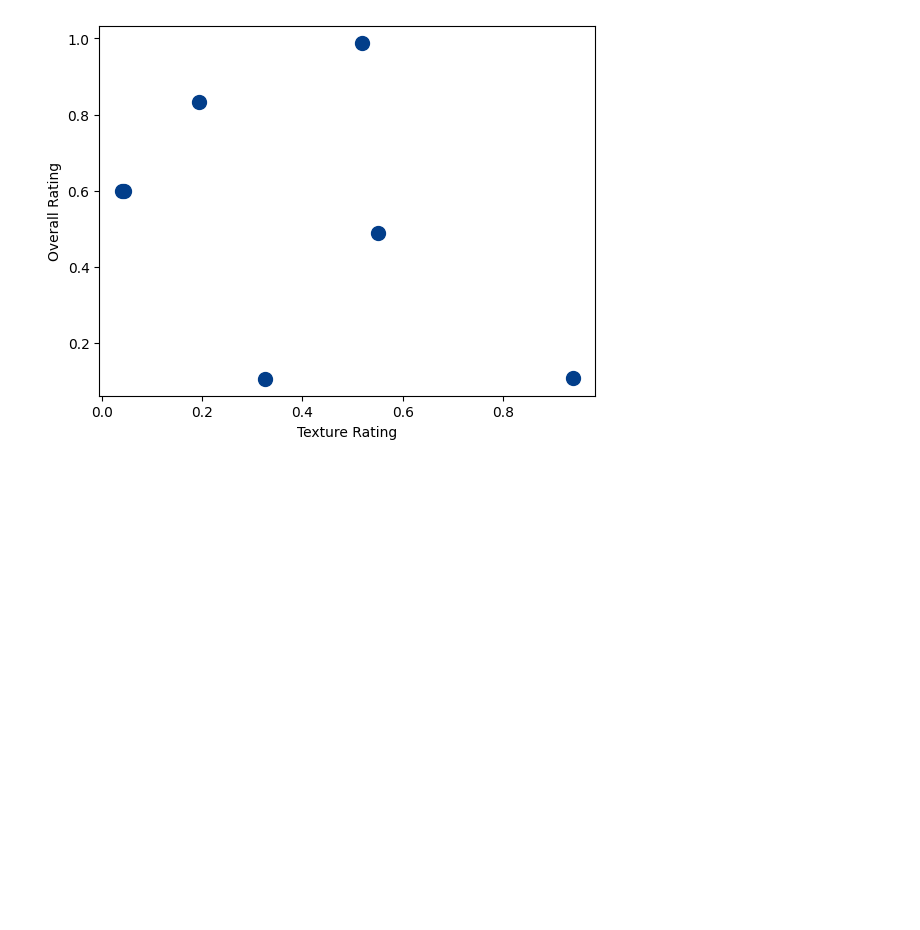
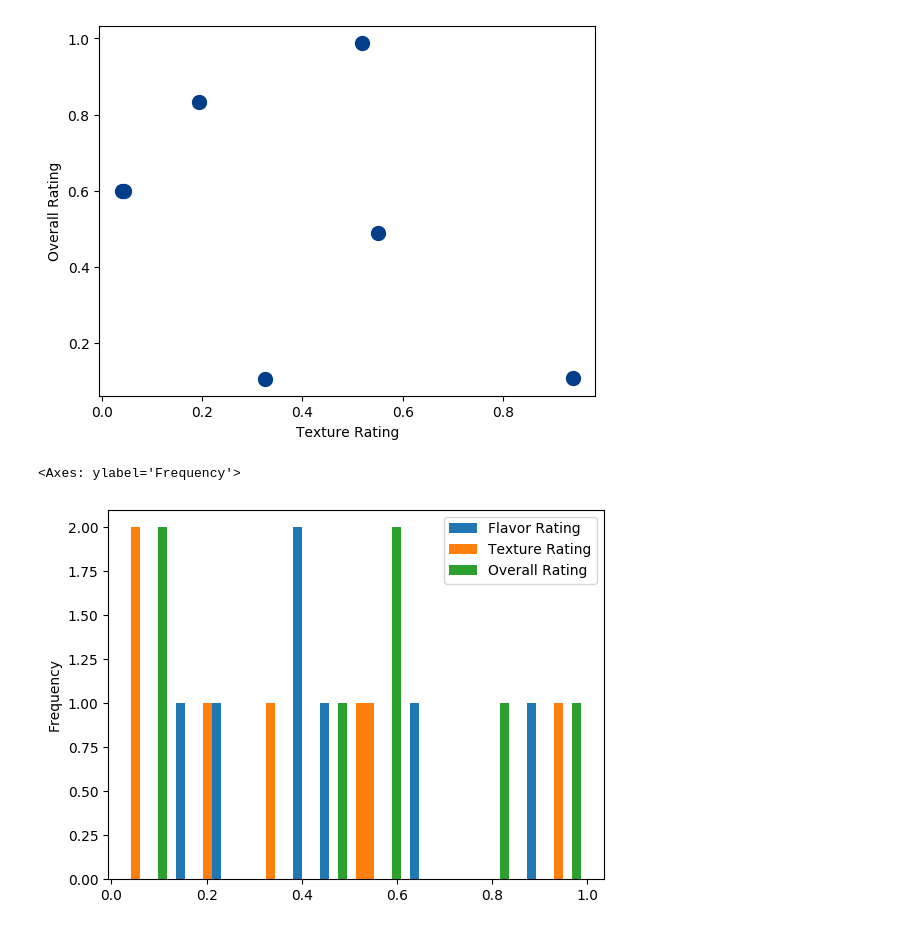
Before and after one commit to shivakumar-aitharaju/Python_Libraries, a Jupyter notebook: Pandas/Pandas_Visualization.ipynb, the cells around one changed output. Cells and saved outputs as stored; diff of their text form; code cells hidden in the pictures; blank space fills up the shorter version.

```diff
--- a/Pandas/Pandas_Visualization.ipynb
+++ b/Pandas/Pandas_Visualization.ipynb
@@ -42,3 +47,8 @@ df.plot.scatter(x='Texture Rating', y = 'Overall Rating', s= 100, c='#023e8a' )
 # %% [output]
 <Axes: xlabel='Texture Rating', ylabel='Overall Rating'>
 [figure]
+# %%
+df.plot.hist(bins= 50)
+# %% [output]
+<Axes: ylabel='Frequency'>
+[figure, added]
```
Also changed, not shown: parts of 7 cells of this notebook, 7 other files.
